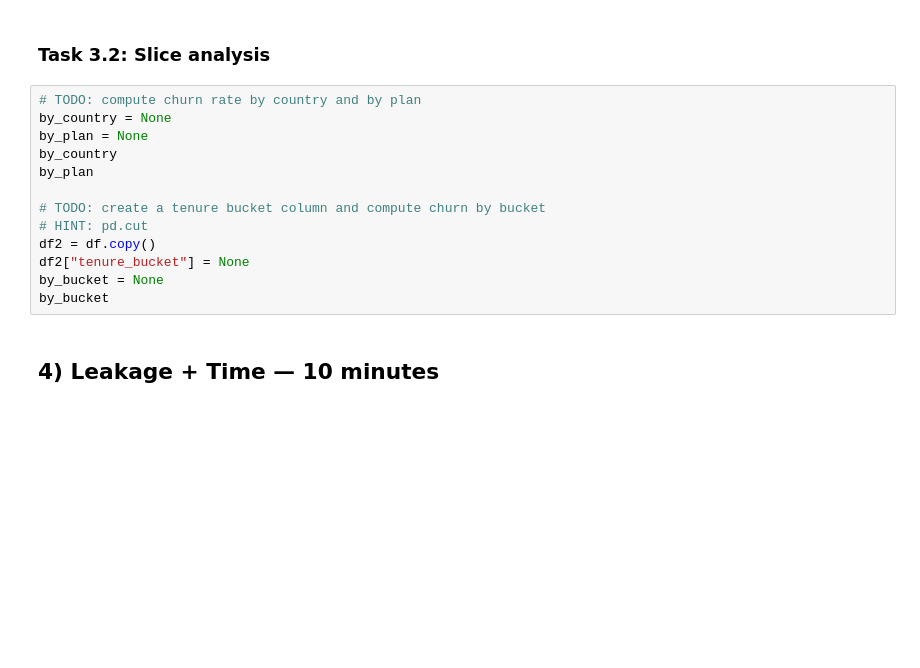
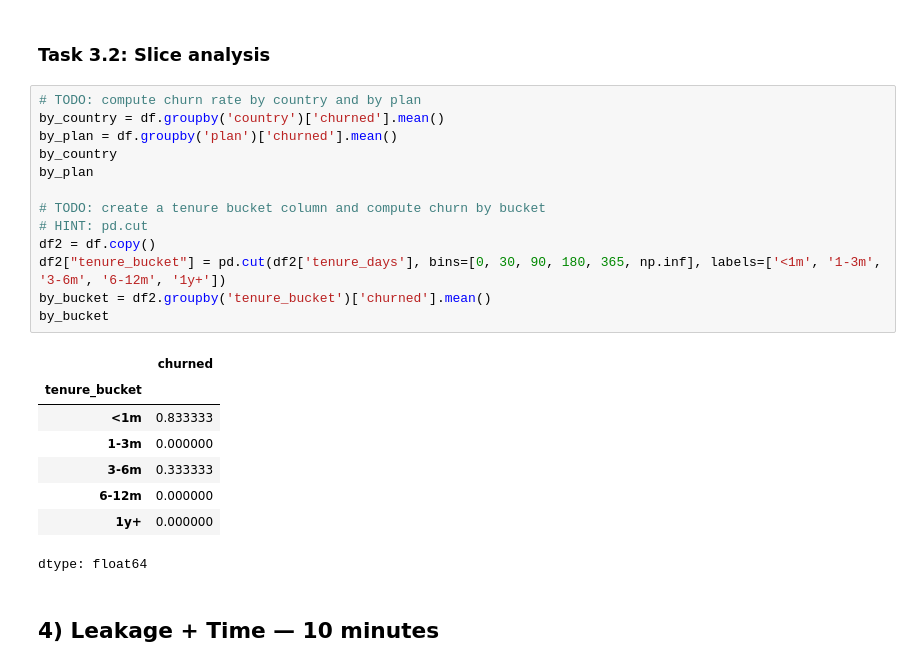
Before and after one commit to super30admin/EDA, a Jupyter notebook: eda_student_lab.ipynb, the cells around one changed output. Cells and saved outputs as stored; diff of their text form; blank space fills up the shorter version.

```diff
--- a/eda_student_lab.ipynb
+++ b/eda_student_lab.ipynb
@@ -113,17 +161,26 @@ counts
 ### Task 3.2: Slice analysis
 # %%
 # TODO: compute churn rate by country and by plan
-by_country = None
-by_plan = None
+by_country = df.groupby('country')['churned'].mean()
+by_plan = df.groupby('plan')['churned'].mean()
 by_country
 by_plan
 
 # TODO: create a tenure bucket column and compute churn by bucket
 # HINT: pd.cut
 df2 = df.copy()
-df2["tenure_bucket"] = None
-by_bucket = None
+df2["tenure_bucket"] = pd.cut(df2['tenure_days'], bins=[0, 30, 90, 180, 365, np.inf], labels=['<1m', '1-3m', '3-6m', '6-12m', '1y+'])
+by_bucket = df2.groupby('tenure_bucket')['churned'].mean()
 by_bucket
+# %% [output]
+|  | churned |
+| tenure_bucket |  |
+| <1m | 0.833333 |
+| 1-3m | 0.000000 |
+| 3-6m | 0.333333 |
+| 6-12m | 0.000000 |
+| 1y+ | 0.000000 |
+dtype: float64
 # %% [markdown]
 ## 4) Leakage + Time — 10 minutes
 # %% [markdown]
```
Also changed, not shown: parts of 10 cells of this notebook, 1 other file.
